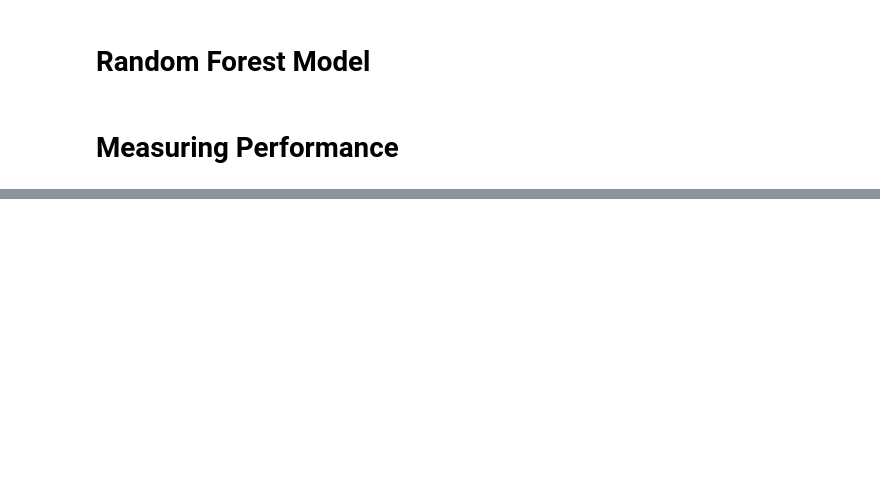
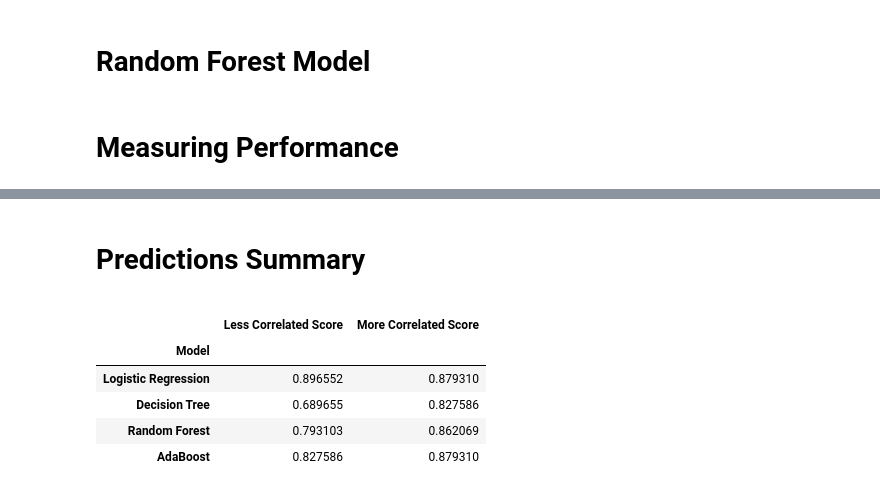
Before and after one commit to jonas0402/Heart-Disease, a Jupyter notebook: Heart Desease Problem.ipynb, the cells around one changed output, grey strips where cells are left out. Drawn from its saved outputs; the diff is of its cells as text; code cells hidden in the pictures; blank space fills up the shorter version.

```diff
--- a/Heart Desease Problem.ipynb
+++ b/Heart Desease Problem.ipynb
@@ -316,0 +425,13 @@ Decision Tree:  0.6947368421052632
+# %%
+#Fitting model
+hdtree = DecisionTreeClassifier(random_state=35)
+hdtree.fit(X_train,y_train)
+
+#Predicting model
+hpredictions_dt=hdtree.predict(X_test)
+
+#Measuring performance
+hdtreesc=hdtree.score(X_test,y_test)
+
+
+print('Model score:',hdtreesc,'\n\nClassification report: ','\n',classification_report(y_test,hpredictions_dt))
@@ -316,0 +452,13 @@ Decision Tree:  0.6947368421052632
+# %%
+#Fitting model
+hrfc = RandomForestClassifier(n_estimators=600)
+
+hrfc.fit(X_train,y_train)
+
+#Predicting model
+hpredictions_rf=hrfc.predict(X_test)
+
+#Measuring performance
+hrfcr=hrfc.score(X_test,y_test)
+
+print('Model score:',hrfcr,'\n\nClassification report: ','\n',classification_report(y_test,hpredictions_rf))
@@ -316,0 +479,11 @@ Decision Tree:  0.6947368421052632
+# %%
+#Fitting Model
+hadab = AdaBoostClassifier(n_estimators=25, random_state=35)
+hadab=adab.fit(X_train,y_train)
+
+#Predicting
+hadab_predictions=adab.predict(X_test)
+
+#Measuing Performance
+hadabscr=hadab.score(X_test,y_test)
+print('Model score:',hadabscr,'\n\nClassification report: ','\n',classification_report(y_test,hadab_predictions))
@@ -316,0 +502,19 @@ Decision Tree:  0.6947368421052632
+# %% [markdown]
+# Predictions Summary
+
+<a id="summ"> </a>
+# %%
+summaryco={'Model':['Logistic Regression','Decision Tree','Random Forest','AdaBoost'],
+'Less Correlated Score':[logmodr,dtreer,rfcr,adabscr],
+'More Correlated Score' :[hlogmodr,hdtreesc,hrfcr,hadabscr]}
+summarydfg=pd.DataFrame(data=summaryco)
+summarydf=summarydfg.set_index(['Model'])
+
+summarydf.head()
+# %% [output]
+|  | Less Correlated Score | More Correlated Score |
+| Model |  |  |
+| Logistic Regression | 0.896552 | 0.879310 |
+| Decision Tree | 0.689655 | 0.827586 |
+| Random Forest | 0.793103 | 0.862069 |
+| AdaBoost | 0.827586 | 0.879310 |
```
Also changed, not shown: parts of 41 cells of this notebook.
